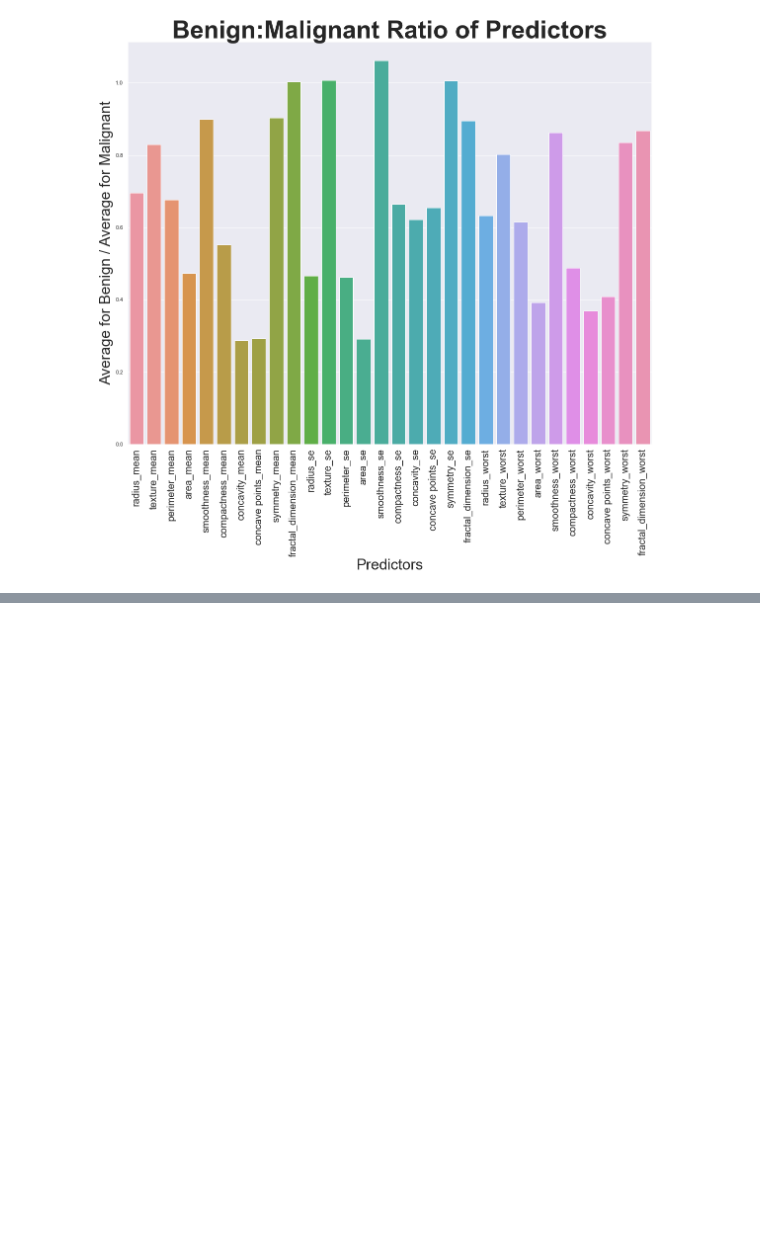
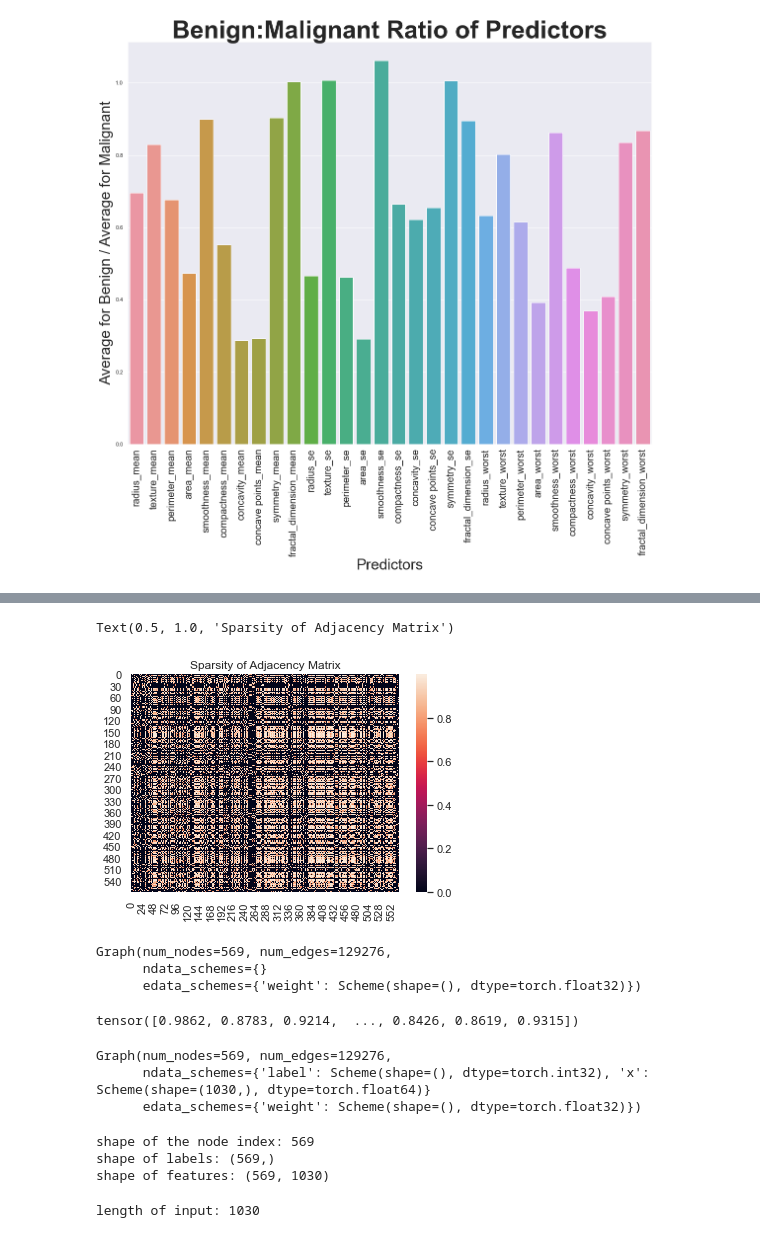
Before and after one commit to irsyadadam/156_GNN_FUSION, a Jupyter notebook: analysis.ipynb, the cells around one changed output, grey strips where cells are left out. Cells and saved outputs as stored; diff of their text form; code cells hidden in the pictures; blank space fills up the shorter version.

```diff
--- a/analysis.ipynb
+++ b/analysis.ipynb
@@ -192,0 +320,40 @@ Epoch 50/50
+# %%
+#get adjacency matrix --> DGL
+nodes = list(G.nodes)
+adj = nx.to_numpy_array(G, nodelist=nodes)
+sns.heatmap(adj)
+plt.title("Sparsity of Adjacency Matrix")
+# %% [output]
+Text(0.5, 1.0, 'Sparsity of Adjacency Matrix')
+[figure, added]
+# %%
+di_G = nx.from_numpy_matrix(adj, create_using = nx.DiGraph)
+#this preserves the edge weights, represents an undirected graph
+dgl_G = from_networkx(di_G, edge_attrs = ["weight"])
+dgl_G
+# %% [output]
+Graph(num_nodes=569, num_edges=129276,
+      ndata_schemes={}
+      edata_schemes={'weight': Scheme(shape=(), dtype=torch.float32)})
+# %%
+dgl_G.edata["weight"]
+# %% [output]
+tensor([0.9862, 0.8783, 0.9214,  ..., 0.8426, 0.8619, 0.9315])
+# %%
+#node labels
+filter_ = {"B": 0, "M": 1}
+data = df.replace({"diagnosis": filter_})
+
+y_label = data["diagnosis"].to_list()
+dgl_G.ndata["label"] = torch.from_numpy(np.array(y_label))
+
+#node features
+dgl_G.ndata["x"] = torch.from_numpy(data[data.columns[2:]].to_numpy())
+
+
+#graph preprocessing done!
+dgl_G
+# %% [output]
+Graph(num_nodes=569, num_edges=129276,
+      ndata_schemes={'label': Scheme(shape=(), dtype=torch.int32), 'x': Scheme(shape=(1030,), dtype=torch.float64)}
+      edata_schemes={'weight': Scheme(shape=(), dtype=torch.float32)})
@@ -192,0 +482,15 @@ Epoch 50/50
+# %%
+node_index, y_label, node_features = dgl_G.nodes(), np.array(dgl_G.ndata["label"]), np.array(dgl_G.ndata["x"])
+
+print("shape of the node index: %s" % node_index.size())
+print("shape of labels: %s" % str(y_label.shape))
+print("shape of features: %s" % str(node_features.shape))
+# %% [output]
+shape of the node index: 569
+shape of labels: (569,)
+shape of features: (569, 1030)
+# %%
+input_dim = node_features.shape[1]
+print("length of input: %s" % input_dim)
+# %% [output]
+length of input: 1030
```
Also changed, not shown: parts of 24 cells of this notebook.
